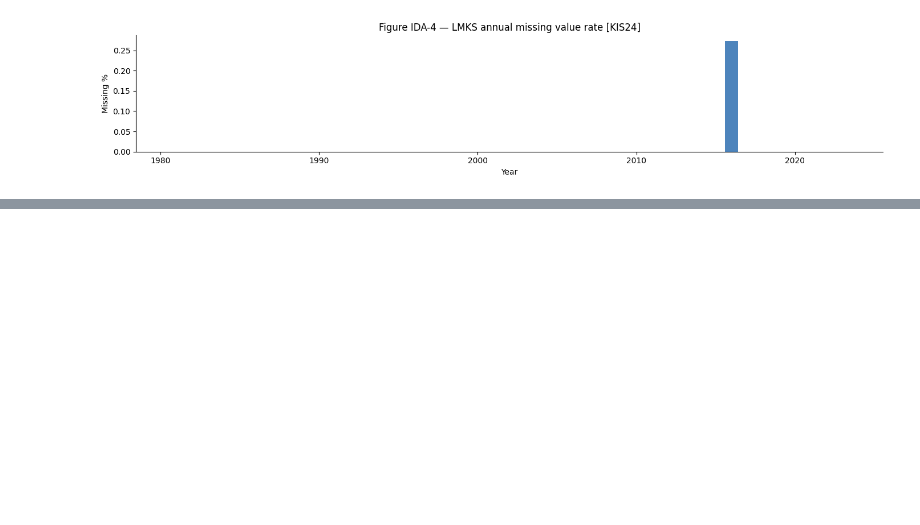
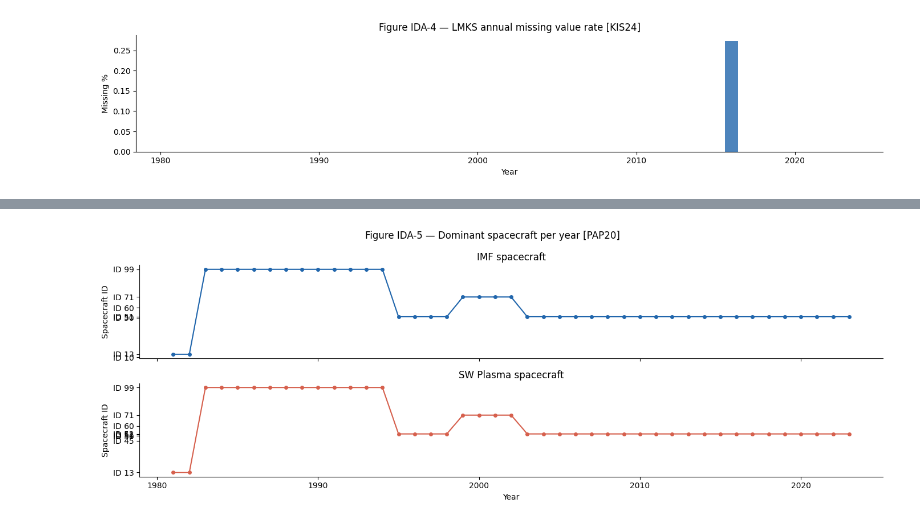
Before and after one commit to RoumenNikolov/cosmic-ray-storm-clean, a Jupyter notebook: cosmic_ray_storm_prediction.ipynb, the cells around one changed output, grey strips where cells are left out. Cells and saved outputs as stored; diff of their text form; code cells hidden in the pictures; blank space fills up the shorter version.

Commit message:
feat: IDA – spacecraft ID transitions analysis (Fig IDA-5)

```diff
--- a/cosmic_ray_storm_prediction.ipynb
+++ b/cosmic_ray_storm_prediction.ipynb
@@ -429,0 +467,29 @@ The LMKS neutron count rate is almost entirely complete across the full 1981–2
+# %%
+# ── Spacecraft transitions — visual ─────────────────────────────────
+
+fig, (ax1, ax2) = plt.subplots(2, 1, figsize=(14, 5), sharex=True)
+
+ax1.plot(imf_by_year.index, imf_by_year.values, 'o-', color='#2166ac', lw=1.5, ms=4)
+ax1.set_ylabel('Spacecraft ID')
+ax1.set_title('Figure IDA-5 — Dominant spacecraft per year [PAP20]')
+ax1.set_yticks(sorted(df_omni['ID for IMF spacecraft'].unique()))
+ax1.set_yticklabels([f'ID {i}' for i in sorted(df_omni['ID for IMF spacecraft'].unique())])
+ax1.set_title('IMF spacecraft')
+ax1.spines['top'].set_visible(False)
+ax1.spines['right'].set_visible(False)
+
+ax2.plot(sw_by_year.index, sw_by_year.values, 'o-', color='#d6604d', lw=1.5, ms=4)
+ax2.set_ylabel('Spacecraft ID')
+ax2.set_xlabel('Year')
+ax2.set_yticks(sorted(df_omni['ID for SW Plasma spacecraft'].unique()))
+ax2.set_yticklabels([f'ID {i}' for i in sorted(df_omni['ID for SW Plasma spacecraft'].unique())])
+ax2.set_title('SW Plasma spacecraft')
+ax2.spines['top'].set_visible(False)
+ax2.spines['right'].set_visible(False)
+
+plt.suptitle('Figure IDA-5 — Dominant spacecraft per year [PAP20]', fontsize=12)
+plt.tight_layout()
+plt.savefig('images/fig_ida5_spacecraft.png', dpi=150, bbox_inches='tight')
+plt.show()
+# %% [output]
+[figure, added]
```
Also changed, not shown: parts of 5 cells of this notebook.
